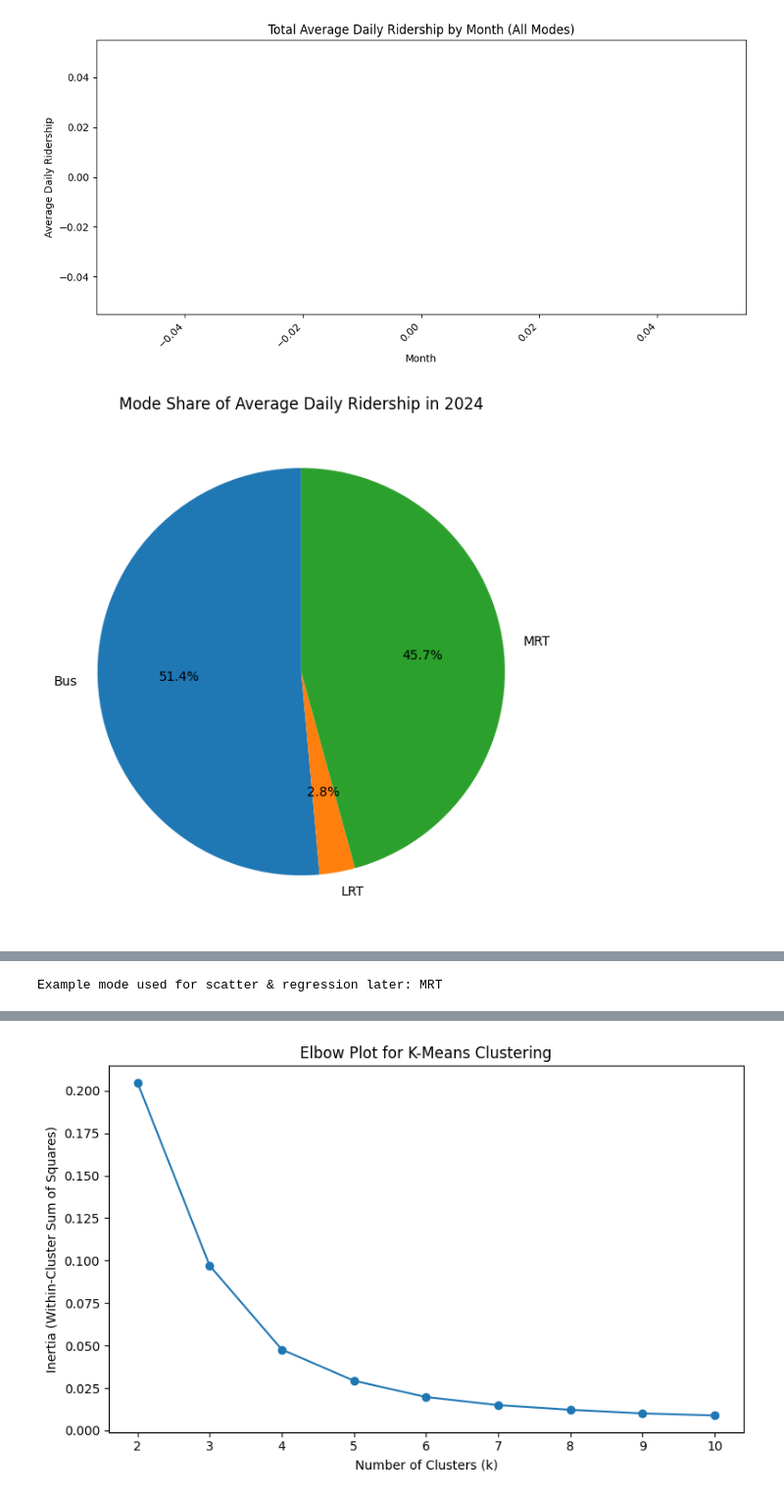
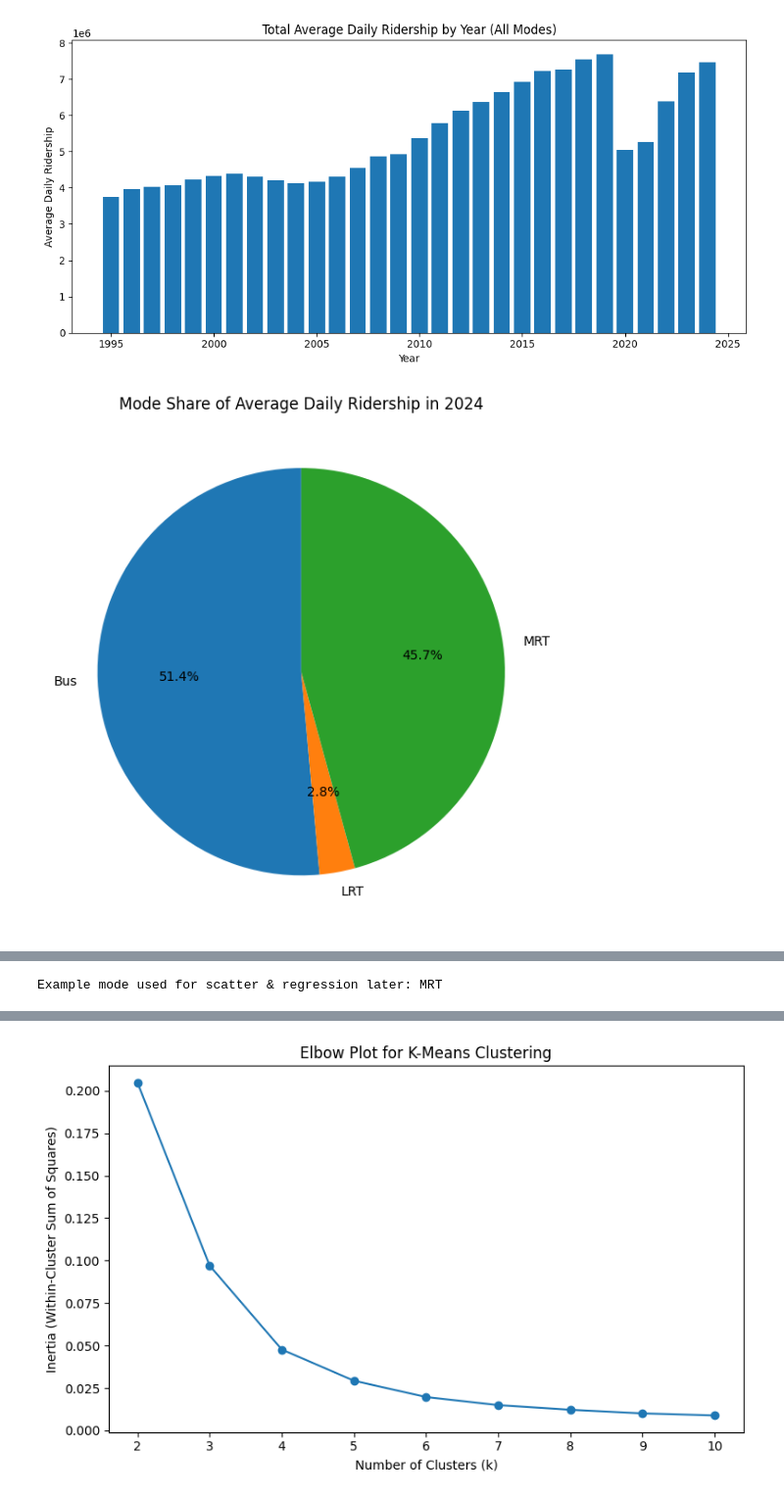
Before and after one commit to fdmy2713-dotcom/MSc-in-Data-Science, a Jupyter notebook: Farah_ADS1_Assessment_2_Clustering_and_Fitting.ipynb, the cells around one changed output, grey strips where cells are left out. Shown: that part at 98% size. Saved outputs shown, nothing was run; the diff lists cells and outputs as text; code cells hidden in the pictures.

```diff
--- a/Farah_ADS1_Assessment_2_Clustering_and_Fitting.ipynb
+++ b/Farah_ADS1_Assessment_2_Clustering_and_Fitting.ipynb
@@ -303,30 +364,30 @@ Yearly data preview:
 # %%
 # ============================================
-# Cell 3 – A. BASIC PLOTS
-# Run this after Cell 2 so df_monthly and df_yearly exist
+# Cell 3 – A. BASIC PLOTS (Yearly ridership)
+# Run this after Cell 2
 # ============================================
 
-# 1. Bar chart of total monthly ridership
-plot_monthly_ridership_bar(df_monthly)
+# 1. Bar chart of total yearly ridership
+plot_yearly_ridership_bar(df_yearly)
 
 # 2. Pie chart of mode share for the latest year
 plot_mode_share_pie(df_yearly)
 
 # 3. Line graph of yearly ridership by mode
 plot_yearly_ridership_line(df_yearly)
 
 # 4. Scatter plot of yearly ridership for one example mode
 example_mode = df_yearly['mode'].unique()[0]
 print("Example mode used for scatter & regression later:", example_mode)
 plot_yearly_ridership_scatter(df_yearly, mode_filter=example_mode)
 
 # 5. Heatmap of ridership by year & mode
 plot_ridership_heatmap(df_yearly)
 
-# 6. Boxplot of monthly ridership by mode
-plot_monthly_boxplot(df_monthly)
+# 6. Boxplot of yearly ridership by mode
+plot_ridership_boxplot(df_yearly)
 # %% [output]
-[figure, old version]
+[figure, new version]
 [figure]
 [figure]
 Example mode used for scatter & regression later: MRT
```
Also changed, not shown: parts of 10 cells of this notebook.
